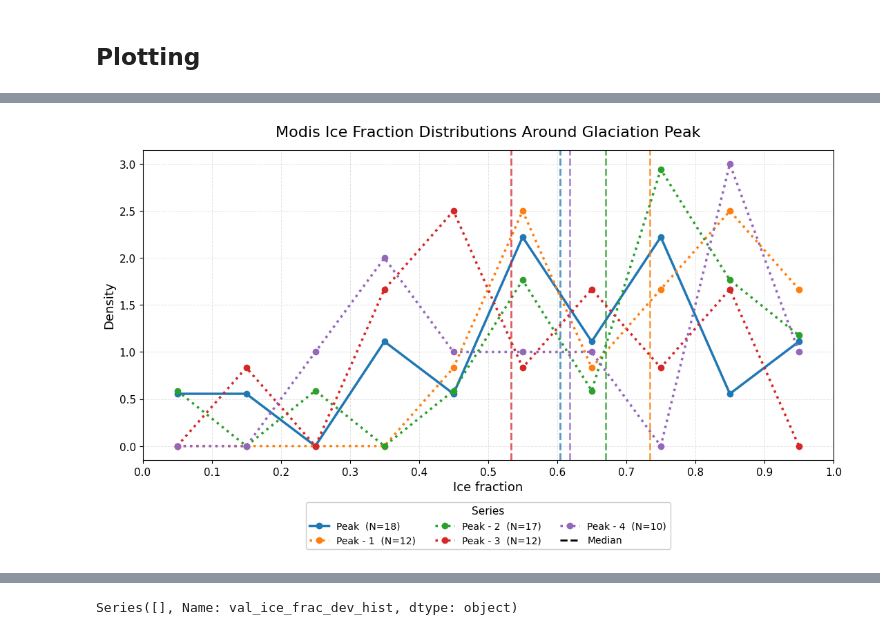
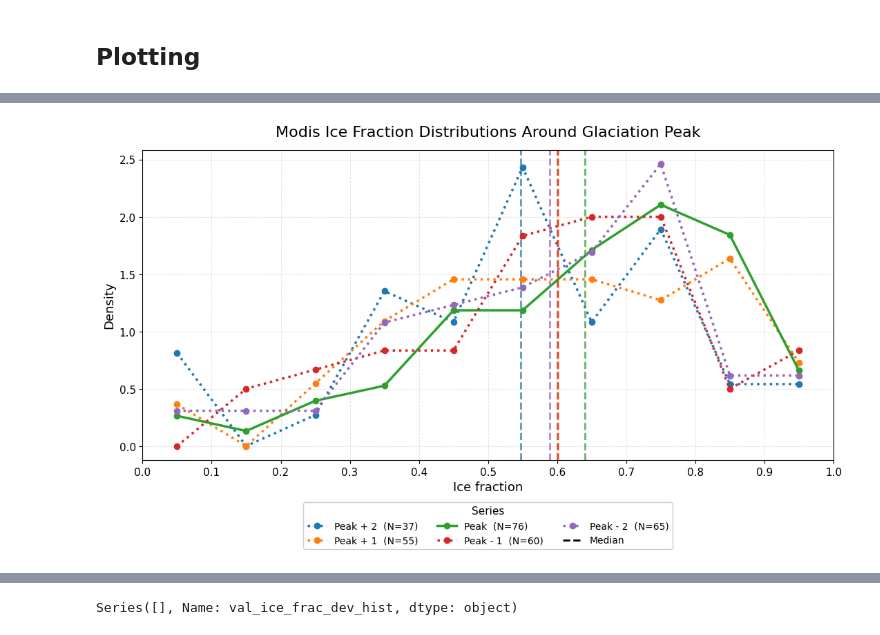
Before and after one commit to DragomirNikolov/MSGI, a Jupyter notebook: plotting/modis_validation_plots.ipynb, the cells around one changed output, grey strips where cells are left out. Saved outputs shown, nothing was run; the diff lists cells and outputs as text; code cells hidden in the pictures.

```diff
--- a/plotting/modis_validation_plots.ipynb
+++ b/plotting/modis_validation_plots.ipynb
@@ -67,5 +49,8 @@ df_glac = pd.read_parquet("/wolke_scratch/dnikolo/GTE_Validation/Modis_one_month
+# %%
+df_clouds = data_loader.cloud_chunk
+df_glac = data_loader.glac_chunk
 # %%
-def filter_df(df):
-    return df[(~df.is_large_pix_cloud) & (abs(df.avg_lat)>30)]
-df_glac = filter_df(df_glac)
-df_clouds = filter_df(df_clouds)
+# def filter_df(df):
+#     return df[(~df.is_large_pix_cloud) & (abs(df.avg_lat)>30)]
+# df_glac = filter_df(df_glac)
+# df_clouds = filter_df(df_clouds)
@@ -80,5 +57,5 @@ df_clouds = filter_df(df_clouds)
 # %%
-ALLOWED_CTH_DEV=500
+ALLOWED_CTH_DEV=1000
 
 def get_mean_val_ice_frac_hist(row):
     if_hist = row["val_ice_frac_hist"]
@@ -163,7 +140,7 @@ def get_seviri_peak_if(row):
 def get_seviri_pre_peak_if(row: pd.Series,idx: int):
     if check_val_seviri_coincidence(row):
         if_hist = row["val_pix_claas_if_hist"]
-        if (row["Glac_peak_ind"]-idx)>=0:
+        if ((row["Glac_peak_ind"]-idx)>=0) and ((row["Glac_peak_ind"]-idx)<len(if_hist)):
             return if_hist[row["Glac_peak_ind"]-idx]
         return np.nan
     else:
@@ -172,7 +149,7 @@ def get_seviri_pre_peak_if(row: pd.Series,idx: int):
 def get_val_pre_peak_if(row: pd.Series,idx: int):
     if check_val_seviri_coincidence(row):
         if_hist = row["val_ice_frac_hist"]
-        if (row["Glac_peak_ind"]-idx)>=0:
+        if ((row["Glac_peak_ind"]-idx)>=0) and ((row["Glac_peak_ind"]-idx)<len(if_hist)):
             return if_hist[row["Glac_peak_ind"]-idx]
         return np.nan
     else:
@@ -205,5 +170,5 @@ plt.colorbar()
 # %%
-for pre_peak_idx in range(1, 5):
+for pre_peak_idx in range(-3, 3):
     df_glac[f"seviri_{pre_peak_idx}_prepeak_if"] = df_glac.apply(
         get_seviri_pre_peak_if,
         axis=1,
@@ -228,16 +264,21 @@ import matplotlib.pyplot as plt
 from matplotlib.lines import Line2D
 
 # columns to compare
-pre_peak_cols = [f"val_{i}_prepeak_if" for i in range(1, 5)]
-all_cols = ["val_peak_if"] + pre_peak_cols
+pre_peak_cols = [f"val_{i}_prepeak_if" for i in range(-2, 3)]
+# all_cols = ["val_peak_if"] + pre_peak_cols
+all_cols = pre_peak_cols
 
 # nicer legend labels
 label_map = {
-    "val_peak_if": "Peak",
     "val_1_prepeak_if": "Peak - 1",
     "val_2_prepeak_if": "Peak - 2",
     "val_3_prepeak_if": "Peak - 3",
     "val_4_prepeak_if": "Peak - 4",
+    "val_0_prepeak_if": "Peak",
+    "val_-1_prepeak_if": "Peak + 1",
+    "val_-2_prepeak_if": "Peak + 2",
+    "val_-3_prepeak_if": "Peak + 3",
+    "val_-4_prepeak_if": "Peak + 4",
 }
 
 # fixed bins between 0 and 1
@@ -254,7 +295,7 @@ for col in all_cols:
     median_val = np.mean(values)
 
     # make pre-peak lines dotted, keep peak solid
-    linestyle = "-" if col == "val_peak_if" else ":"
+    linestyle = "-" if col == "val_0_prepeak_if" else ":"
 
     line, = plt.plot(
         bin_centers,
@@ -288,34 +329,34 @@ plt.grid(True, linestyle="--", linewidth=0.7, alpha=0.35)
 # plt.text(
 #     0.1, 0.95, "p = 0.13",
 #     transform=plt.gca().transAxes,
 #     ha="right", va="top",
 #     fontsize=12,
 #     bbox=dict(boxstyle="round,pad=0.3", facecolor="white", alpha=0.8, edgecolor="gray")
 # )
 
 # add a custom legend entry for the median lines
 handles, labels = plt.gca().get_legend_handles_labels()
 handles.append(Line2D([0], [0], color="black", linestyle="--", linewidth=2, label="Median"))
 labels.append("Median")
 
 plt.legend(
     handles=handles,
     labels=labels,
     title="Series",
     title_fontsize=11,
     fontsize=10,
     frameon=True,
     fancybox=True,
     framealpha=0.95,
     loc="upper center",
     bbox_to_anchor=(0.5, -0.12),
     ncol=3
 )
 
 plt.tight_layout()
 plt.show()
 # %% [output]
-[figure, old version]
+[figure, new version]
 # %%
 import numpy as np
 import matplotlib.pyplot as plt
```
Also changed, not shown: parts of 19 cells of this notebook, 13 other files.
